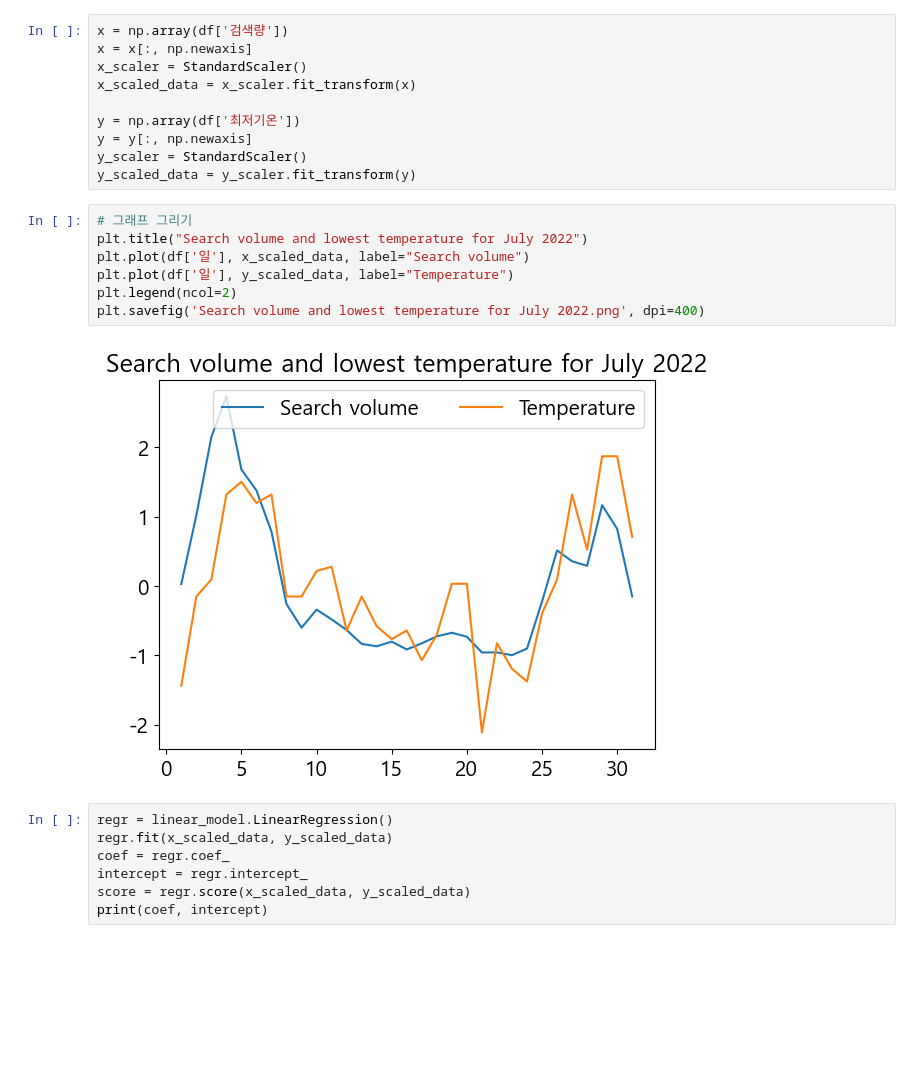
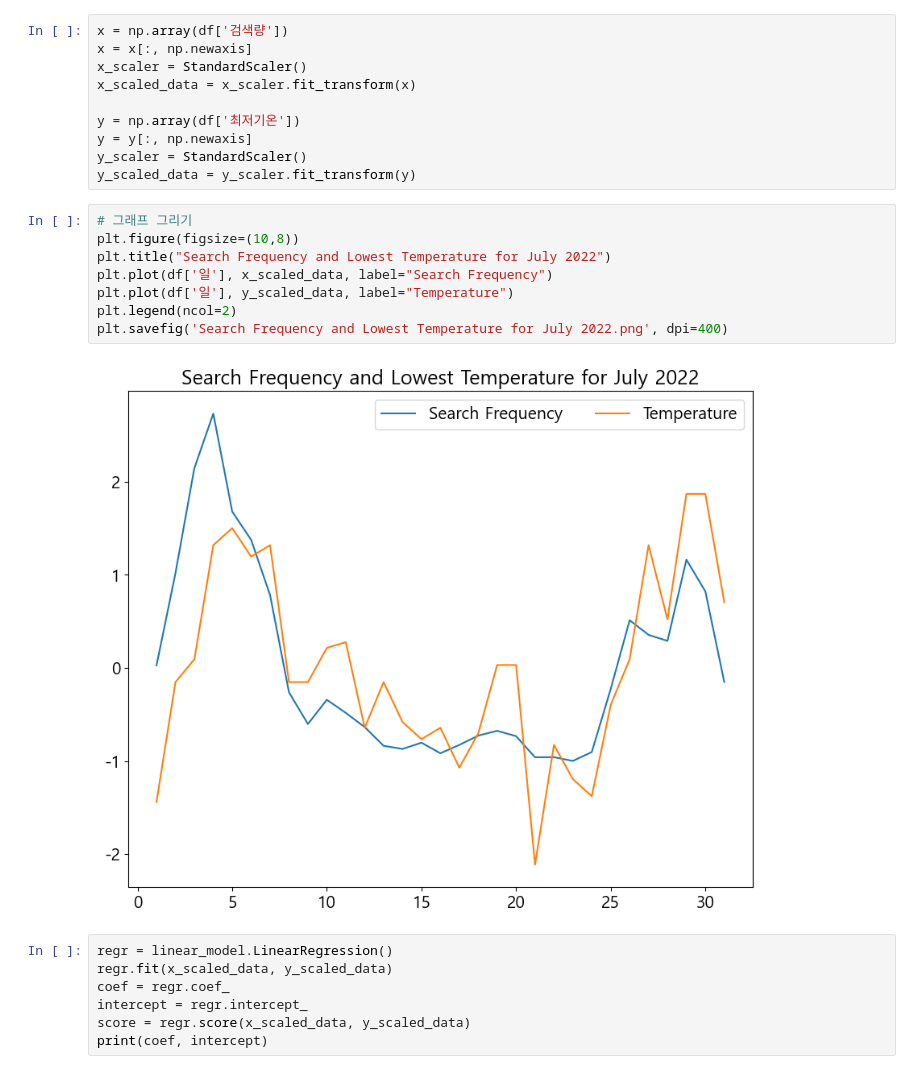
Before and after one commit to yeonjae02/SWING2023, a Jupyter notebook: 2022년 7월 검색량과 최저기온.ipynb, the cells around one changed output. Saved outputs shown, nothing was run; the diff lists cells and outputs as text; blank space fills up the shorter version.

```diff
--- a/2022년 7월 검색량과 최저기온.ipynb
+++ b/2022년 7월 검색량과 최저기온.ipynb
@@ -34,13 +34,14 @@ y_scaler = StandardScaler()
 y_scaled_data = y_scaler.fit_transform(y)
 # %%
 # 그래프 그리기
-plt.title("Search volume and lowest temperature for July 2022")
-plt.plot(df['일'], x_scaled_data, label="Search volume")
+plt.figure(figsize=(10,8))
+plt.title("Search Frequency and Lowest Temperature for July 2022")
+plt.plot(df['일'], x_scaled_data, label="Search Frequency")
 plt.plot(df['일'], y_scaled_data, label="Temperature")
 plt.legend(ncol=2)
-plt.savefig('Search volume and lowest temperature for July 2022.png', dpi=400)
+plt.savefig('Search Frequency and Lowest Temperature for July 2022.png', dpi=400)
 # %% [output]
-[figure, old version]
+[figure, new version]
 # %%
 regr = linear_model.LinearRegression()
 regr.fit(x_scaled_data, y_scaled_data)
```
Also changed, not shown: 4 other files.
